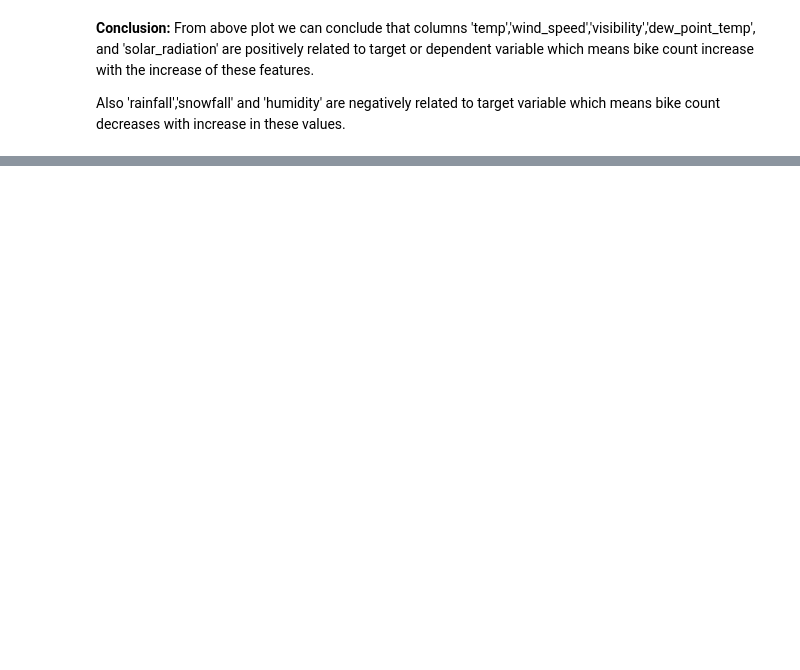
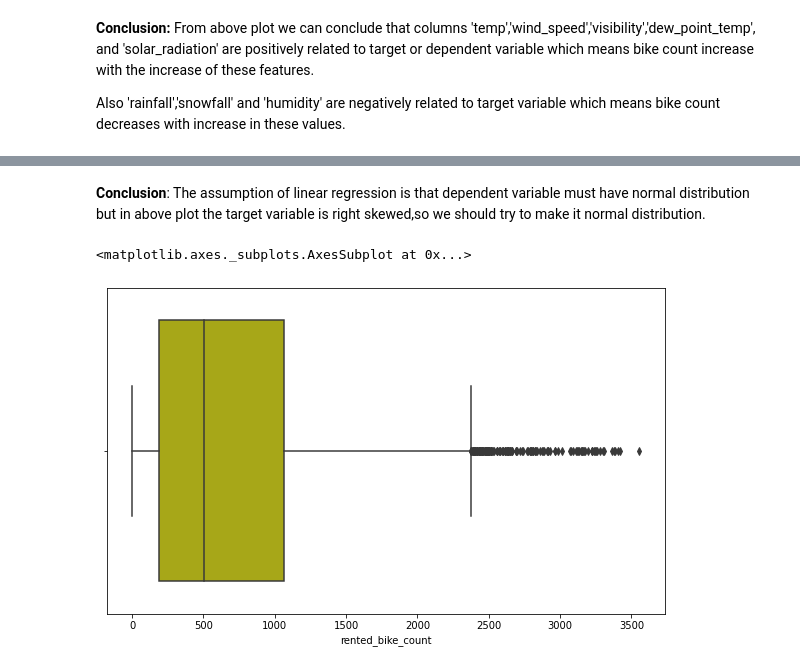
Before and after one commit to mmishra1092/Bike-Sharing-Demand-Prediction, a Jupyter notebook: MAYANK_MISHRA_Bike_Sharing_Demand_Prediction_Capstone_Project.ipynb, the cells around one changed output, grey strips where cells are left out. Drawn from its saved outputs; the diff is of its cells as text; code cells hidden in the pictures; blank space fills up the shorter version.

```diff
--- a/MAYANK_MISHRA_Bike_Sharing_Demand_Prediction_Capstone_Project.ipynb
+++ b/MAYANK_MISHRA_Bike_Sharing_Demand_Prediction_Capstone_Project.ipynb
@@ -406,0 +423,9 @@ Also 'rainfall','snowfall' and 'humidity' are negatively related to target varia
+# %% [markdown]
+**Conclusion**: The assumption of linear regression is that dependent variable must have normal distribution but in above plot the target variable is right skewed,so we should try to make it normal distribution.
+# %%
+# checking the outlier in dataset
+plt.figure(figsize=(10,6))
+sns.boxplot((bike_data_df['rented_bike_count']),color="y")
+# %% [output]
+<matplotlib.axes._subplots.AxesSubplot at 0x...>
+[figure, added]
```
Also changed, not shown: parts of 66 cells of this notebook.
